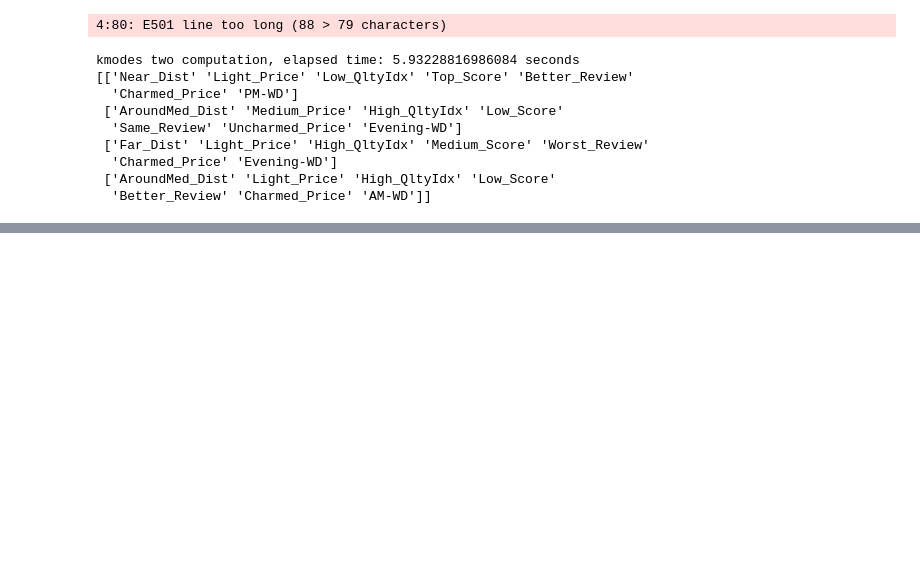
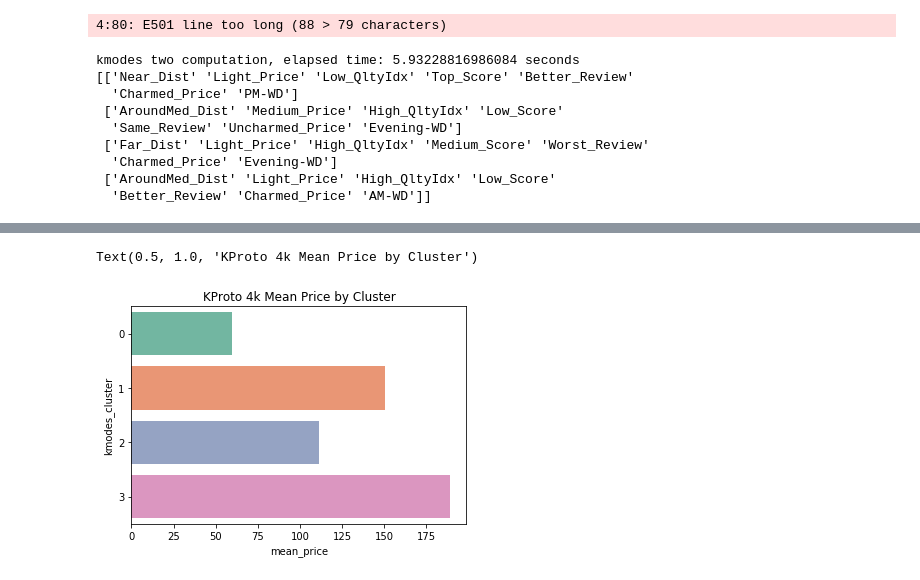
Before and after one commit to EtienneLardeur/P5_CustomerSegmentation, a Jupyter notebook: Olist_O2_Tries.ipynb, the cells around one changed output, grey strips where cells are left out. Cells and saved outputs as stored; diff of their text form; code cells hidden in the pictures; blank space fills up the shorter version.

```diff
--- a/Olist_O2_Tries.ipynb
+++ b/Olist_O2_Tries.ipynb
@@ -1660,0 +1861,16 @@ kmodes two computation, elapsed time: 5.93228816986084 seconds
+# %%
+# mean sale price by clusters
+df_mean_price_kproto = use_case_data_visu.groupby(
+    'kproto_cluster',
+    as_index=False).agg({'product_price': ['mean']})
+df_mean_price_kproto.columns = ['kmodes_cluster',
+                                'mean_price']
+
+sns.barplot(y='kmodes_cluster',
+            x='mean_price',
+            data=df_mean_price_kproto,
+            orient='h',
+            palette='Set2').set_title('KProto 4k Mean Price by Cluster')
+# %% [output]
+Text(0.5, 1.0, 'KProto 4k Mean Price by Cluster')
+[figure, added]
```
Also changed, not shown: parts of 51 cells of this notebook.
